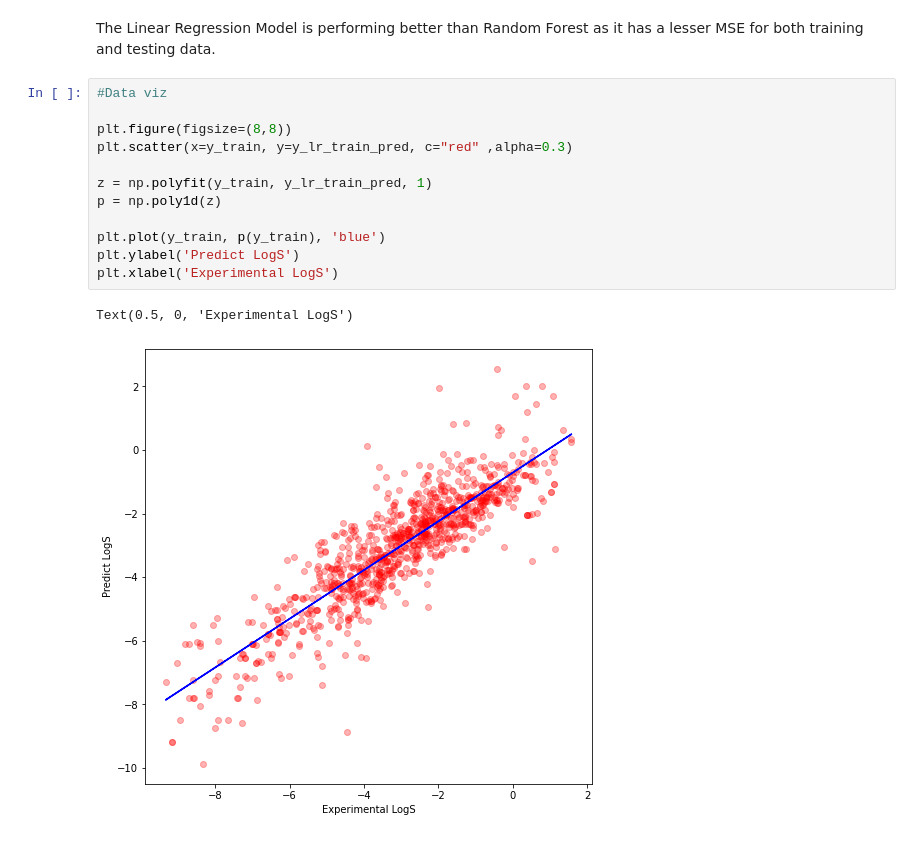
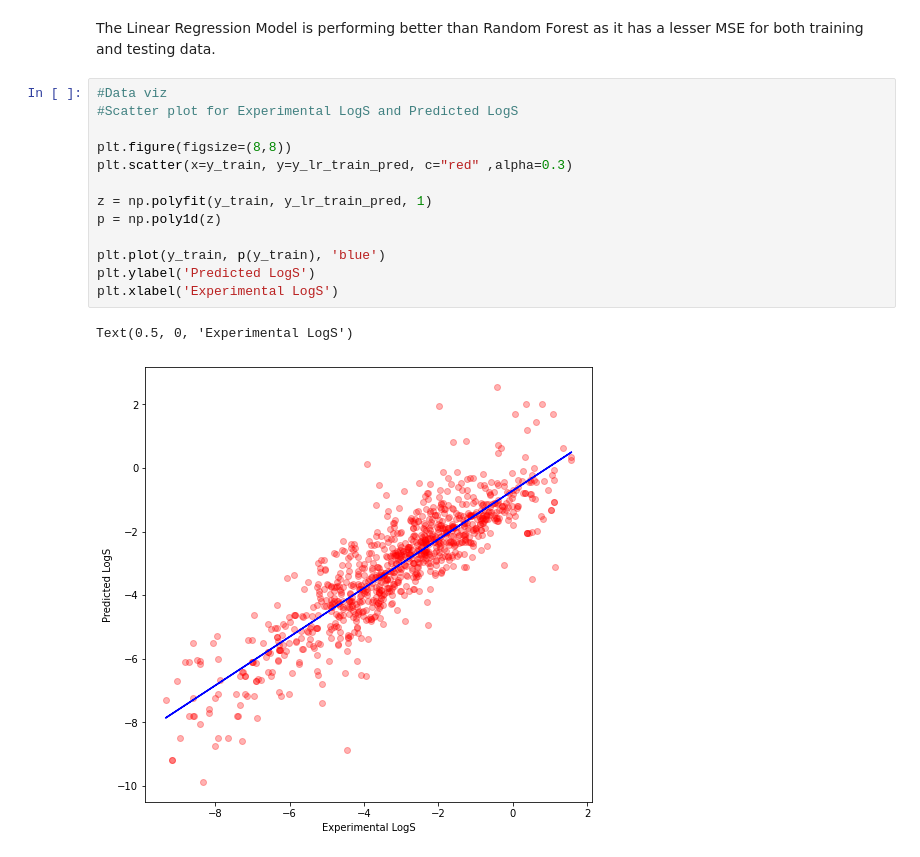
Before and after one commit to firasbrinsi1998/Delaney-Solubility-Prediction, a Jupyter notebook: Delaney-Solubility-Prediction.ipynb, the cells around one changed output. Cells and saved outputs as stored; diff of their text form.

```diff
--- a/Delaney-Solubility-Prediction.ipynb
+++ b/Delaney-Solubility-Prediction.ipynb
@@ -182,16 +182,17 @@ df_models.reset_index(drop=True)
 The Linear Regression Model is performing better than Random Forest as it has a lesser MSE for both training and testing data.
 # %%
 #Data viz
+#Scatter plot for Experimental LogS and Predicted LogS
 
 plt.figure(figsize=(8,8))
 plt.scatter(x=y_train, y=y_lr_train_pred, c="red" ,alpha=0.3)
 
 z = np.polyfit(y_train, y_lr_train_pred, 1)
 p = np.poly1d(z)
 
 plt.plot(y_train, p(y_train), 'blue')
-plt.ylabel('Predict LogS')
+plt.ylabel('Predicted LogS')
 plt.xlabel('Experimental LogS')
 # %% [output]
 Text(0.5, 0, 'Experimental LogS')
-[figure, old version]
+[figure, new version]
```
